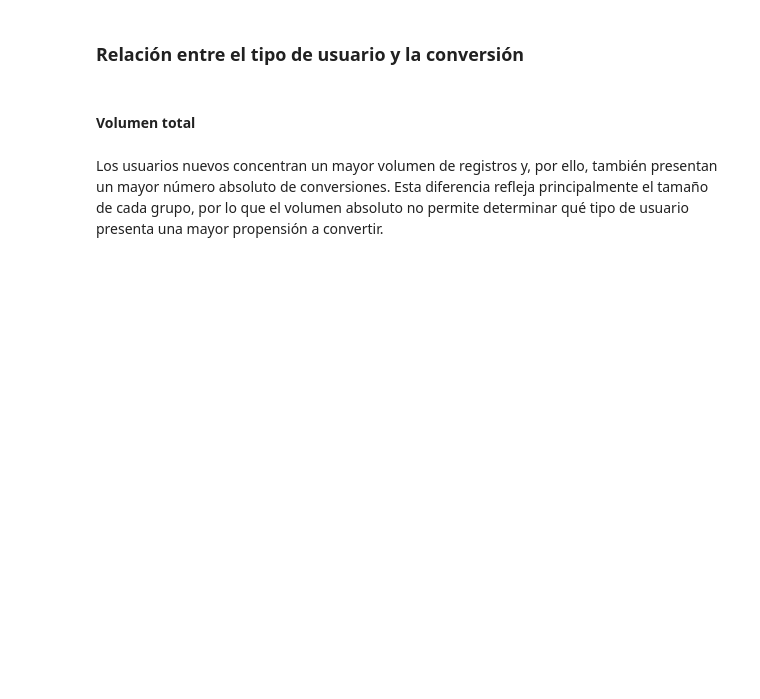
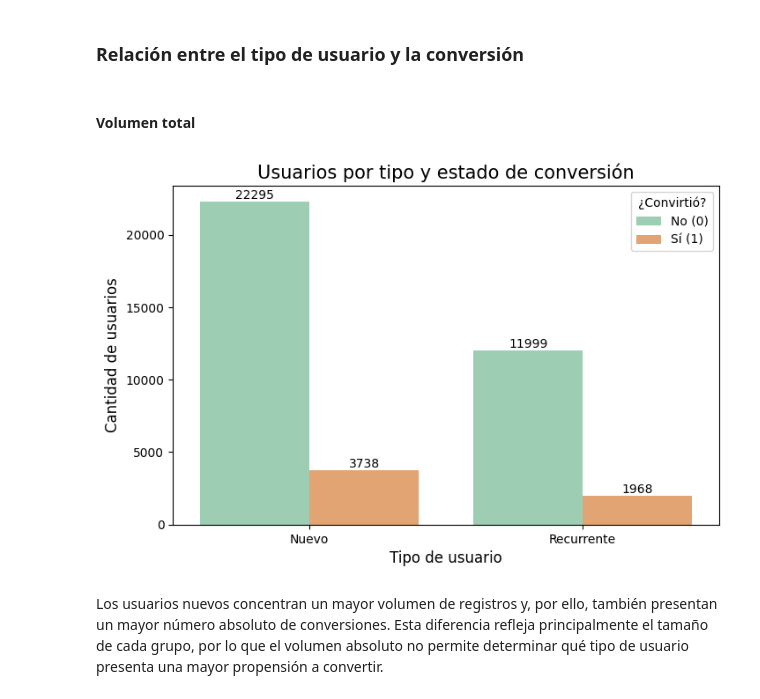
Before and after one commit to rojaspetit/analysis_landing_page_test, a Jupyter notebook: analysis_landing_page_test.ipynb, the cells around one changed output. Saved outputs shown, nothing was run; the diff lists cells and outputs as text; code cells hidden in the pictures; blank space fills up the shorter version.

```diff
--- a/analysis_landing_page_test.ipynb
+++ b/analysis_landing_page_test.ipynb
@@ -517,32 +611,35 @@ Email presenta la mayor tasa de conversión (14.99%), mientras que Organic regis
 # %%
 # Usuarios por tipo y estado de conversión
 plt.figure(figsize=(8,5))
 ax = sns.countplot(
     data=df,
     x="user_type",
     hue="converted",
     order=["Nuevo", "Recurrente"],
     palette=["#95D5B2", "#F4A261"]
 )
 for bar in ax.patches:
     height = bar.get_height()
-    ax.text(
-        x=bar.get_x() + bar.get_width()/2,
-        y=height,
-        s=int(height),
-        ha="center",
-        va="bottom",
-        fontsize=10
+    if height > 0:
+      ax.text(
+          x=bar.get_x() + bar.get_width()/2,
+          y=height,
+          s=int(height),
+          ha="center",
+          va="bottom",
+          fontsize=10
     )
 plt.title("Usuarios por tipo y estado de conversión", fontsize=15)
 plt.xlabel("Tipo de usuario", fontsize=12)
 plt.ylabel("Cantidad de usuarios", fontsize=12)
 plt.legend(
     title="¿Convirtió?",
     labels=["No (0)", "Sí (1)"]
 )
 plt.savefig("images/user_type_conversion_volume.png", dpi=300, bbox_inches="tight")
 plt.show()
+# %% [output]
+[figure, added]
 # %% [markdown]
 Los usuarios nuevos concentran un mayor volumen de registros y, por ello, también presentan un mayor número absoluto de conversiones. Esta diferencia refleja principalmente el tamaño de cada grupo, por lo que el volumen absoluto no permite determinar qué tipo de usuario presenta una mayor propensión a convertir.
 # %% [markdown]
```
Also changed, not shown: parts of 23 cells of this notebook.
